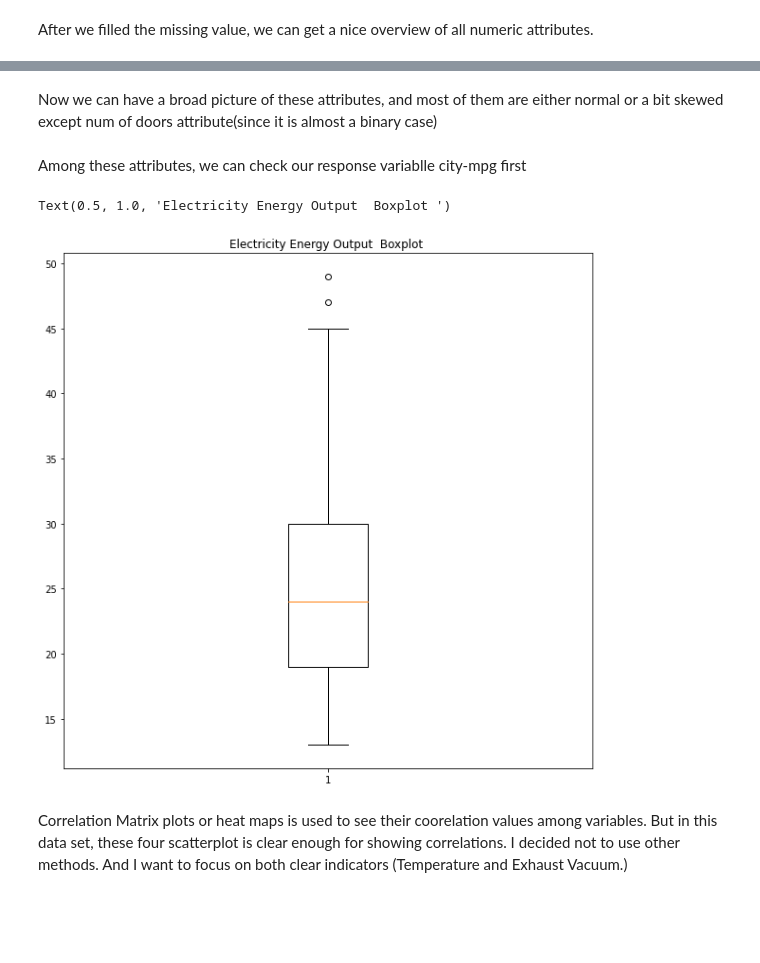
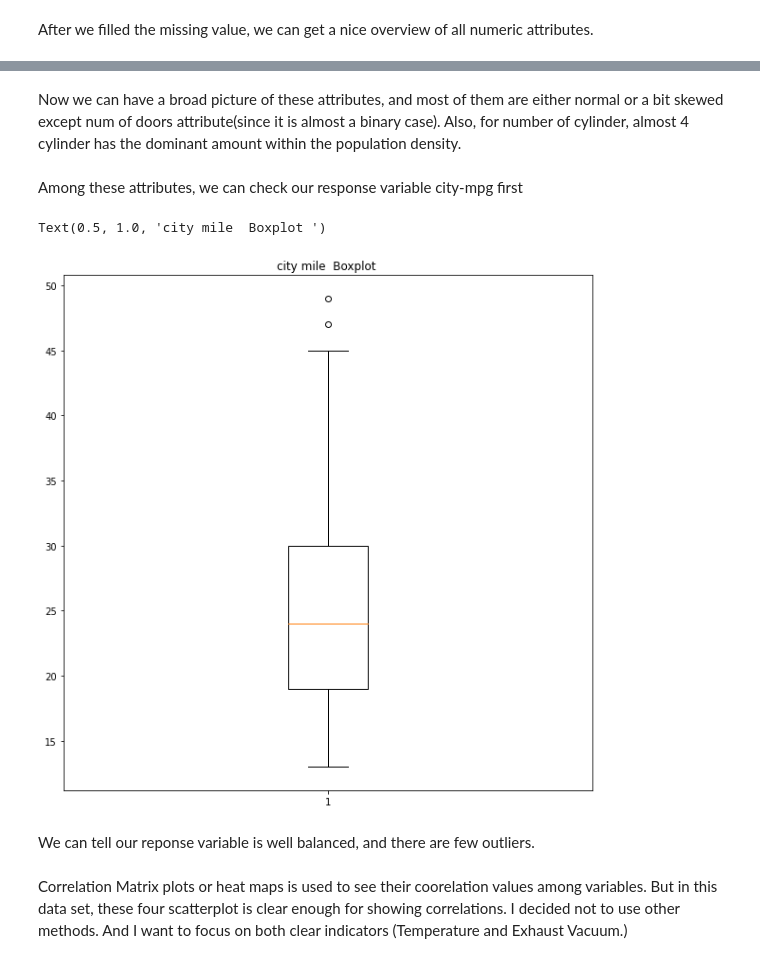
Before and after one commit to steinszzh/DAV6150, a Jupyter notebook: m4hw/zh_zhang_M4_assn_.ipynb, the cells around one changed output, grey strips where cells are left out. Drawn from its saved outputs; the diff is of its cells as text; code cells hidden in the pictures; blank space fills up the shorter version.

```diff
--- a/m4hw/zh_zhang_M4_assn_.ipynb
+++ b/m4hw/zh_zhang_M4_assn_.ipynb
@@ -140,8 +142,8 @@ Also, by checking data type, we also want to make sure these numeric items are s
 # %% [markdown]
 Since column has only numbers , and we then need to rename the column to give a meaningful title based on UCI repository.
 # %%
-# rename the column based on UCI repo
-auto.columns = ['symboling', 'normalized_losses', 'make', 'fuel-type', 'aspiration', 'num-of-doors', 'body-style', 'drive-wheels', 'engine-location', 'wheel-base', 'length', 'width', 'height', 'curb-weight', 'engine-type', 'num-of-cylinders', 'engine-size', 'fuel-system', 'bore', 'stroke', 'compression-ratio', 'horsepower', 'peak_rpm', 'city-mpg', 'highway-mpg', 'price']
+# rename the column based on UCI repo, avoid using "-", it cause issue afterwards
+auto.columns = ['symboling', 'normalized_losses', 'make', 'fuel_type', 'aspiration', 'num_of_doors', 'body_style', 'drive_wheels', 'engine_location', 'wheel_base', 'length', 'width', 'height', 'curb_weight', 'engine_type', 'num_of_cylinders', 'engine_size', 'fuel_system', 'bore', 'stroke', 'compression_ratio', 'horsepower', 'peak_rpm', 'city_mpg', 'highway_mpg', 'price']
 
 auto.head()
 # %% [output]
@@ -207,9 +209,9 @@ We can tell that only 10 attributes can be used for numerical graphing. Then we
 Since there is missing value in num-of-doors, price and their data type is object, I need to convert from string firstly before I fill in missing data(otherwise function does not work.)
 # %%
 #make number of door from string to numeric
-auto['num-of-doors'].replace('two', 2, inplace=True)
-auto['num-of-doors'].replace('four', 4, inplace=True)
+auto['num_of_doors'].replace('two', 2, inplace=True)
+auto['num_of_doors'].replace('four', 4, inplace=True)
 
 #check value after
-auto['num-of-doors'].unique()
+auto['num_of_doors'].unique()
 # %% [output]
@@ -226,7 +228,7 @@ auto["normalized_losses"].fillna(auto['normalized_losses'].mean(), inplace=True)
 
 #others using median
 # num of door can also use mode
-auto['num-of-doors'].fillna(auto['num-of-doors'].median(), inplace=True)
+auto['num_of_doors'].fillna(auto['num_of_doors'].median(), inplace=True)
 
 auto['bore'].fillna(auto['bore'].median(), inplace=True)
 auto['stroke'].fillna(auto['stroke'].median(), inplace=True)
@@ -297,3 +298,20 @@ auto["horsepower"] =auto.horsepower.astype(float)
+# %%
+#similar for number of cylinders
+#make number of cylinders from string to numeric
+auto['num_of_cylinders'].replace('two', 2, inplace=True)
+auto['num_of_cylinders'].replace('three', 3, inplace=True)
+auto['num_of_cylinders'].replace('four', 4, inplace=True)
+auto['num_of_cylinders'].replace('five', 5, inplace=True)
+auto['num_of_cylinders'].replace('six', 6, inplace=True)
+auto['num_of_cylinders'].replace('eight', 8, inplace=True)
+auto['num_of_cylinders'].replace('twelve', 12, inplace=True)
+
+
+# check value
+auto['num_of_cylinders'].unique()
+
+#convert to numeric
+auto["num_of_cylinders"] =auto.num_of_cylinders.astype(float)
 # %% [markdown]
 After we filled the missing value, we can get a nice overview of all numeric attributes.
 # %%
@@ -321,26 +339,28 @@ array([[<matplotlib.axes._subplots.AxesSubplot object at 0x...>,
 # %% [markdown]
-Now we can have a broad picture of these attributes, and most of them are either normal or a bit skewed except num of doors attribute(since it is almost a binary case)
+Now we can have a broad picture of these attributes, and most of them are either normal or a bit skewed except num of doors attribute(since it is almost a binary case). Also, for number of cylinder, almost 4 cylinder has the dominant amount within the population density.
 # %% [markdown]
-Among these attributes, we can check our response variablle city-mpg first
+Among these attributes, we can check our response variable city-mpg first
 # %%
 
 # make boxplot
 # define some attributes
 
-auto_cm = auto['city-mpg']
+auto_cm = auto['city_mpg']
 
 # define a new figure for plotting
 plt.figure(figsize=(10,10))
 
 # define the plot that will appear on the lefthand side of the subplot:
 
 # Matplotlib boxplot
 plt.boxplot(x=auto_cm)
 
 # give the plot a title
 plt.title('city mile  Boxplot ')
 # %% [output]
-Text(0.5, 1.0, 'Electricity Energy Output  Boxplot ')
+Text(0.5, 1.0, 'city mile  Boxplot ')
-[figure, old version]
+[figure, new version]
+# %% [markdown]
+We can tell our reponse variable is well balanced, and there are few outliers.
 # %% [markdown]
  Correlation Matrix plots or heat maps is used to see their coorelation values among variables. But in this data set, these four scatterplot is clear enough for showing correlations. I decided not to use other methods. And I want to focus on both clear indicators (Temperature and Exhaust Vacuum.)
```
Also changed, not shown: parts of 41 cells of this notebook.
